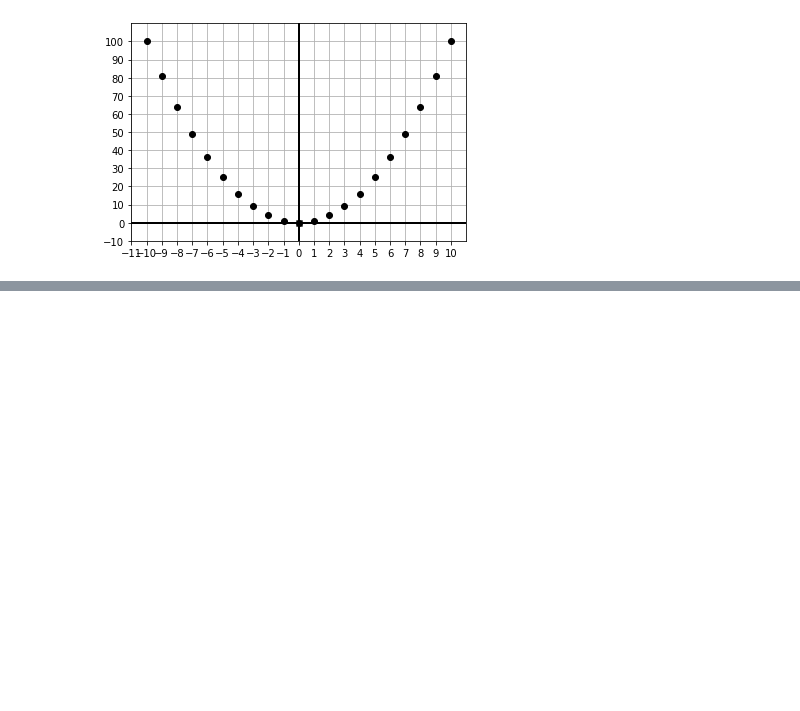
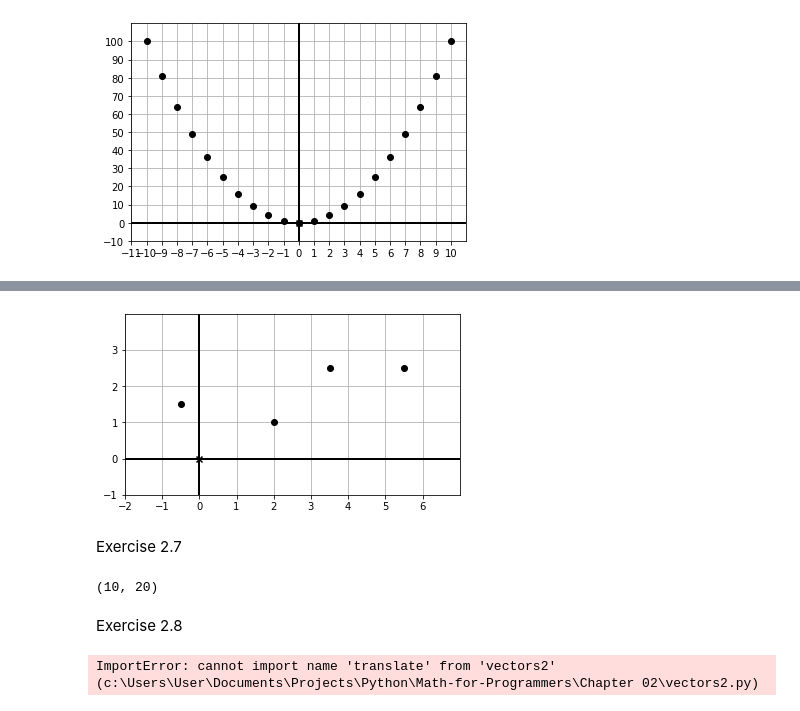
Before and after one commit to CarlosBueloni/Math-for-Programmers, a Jupyter notebook: Chapter 02/Chapter02.ipynb, the cells around one changed output, grey strips where cells are left out. Saved outputs shown, nothing was run; the diff lists cells and outputs as text; code cells hidden in the pictures; blank space fills up the shorter version.

Commit message:
Start Exercises from chapter 2

```diff
--- a/Chapter 02/Chapter02.ipynb
+++ b/Chapter 02/Chapter02.ipynb
@@ -31,0 +60,29 @@ nice_aspect_ratio=False)
+# %%
+u = (-2, 0)
+v = (1.5, 1.5)
+w = (4, 1)
+
+uv = add(u, v)
+vw = add(v, w)
+uw = add(u ,w)
+uvw = add(uv, w)
+
+draw(
+    Points(uv, vw, uw, uvw)
+)
+# %% [output]
+[figure, added]
+# %% [markdown]
+Exercise 2.7
+# %%
+from vectors2 import add
+add((1, 2),(2, 4),(3, 6),(4, 8))
+# %% [output]
+(10, 20)
+# %% [markdown]
+Exercise 2.8
+# %%
+from vectors2 import translate
+translate((1, 1), [(0, 0), (0, 1), (-3, -3)])
+# %% [output]
+ImportError: cannot import name 'translate' from 'vectors2' (c:\Users\User\Documents\Projects\Python\Math-for-Programmers\Chapter 02\vectors2.py)
```
Also changed, not shown: parts of 6 cells of this notebook, 2 other files.
